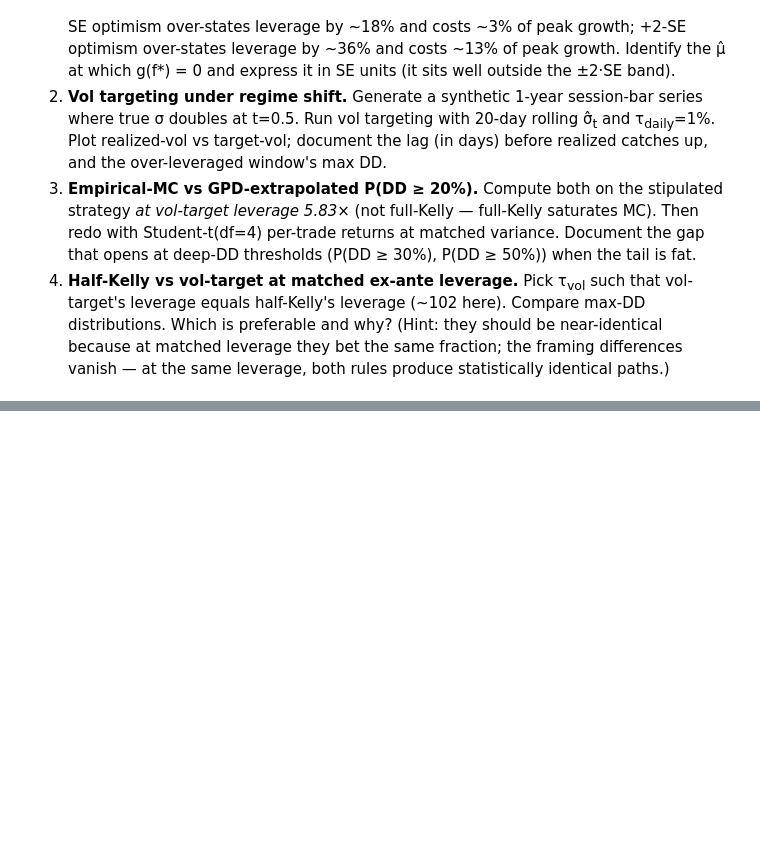
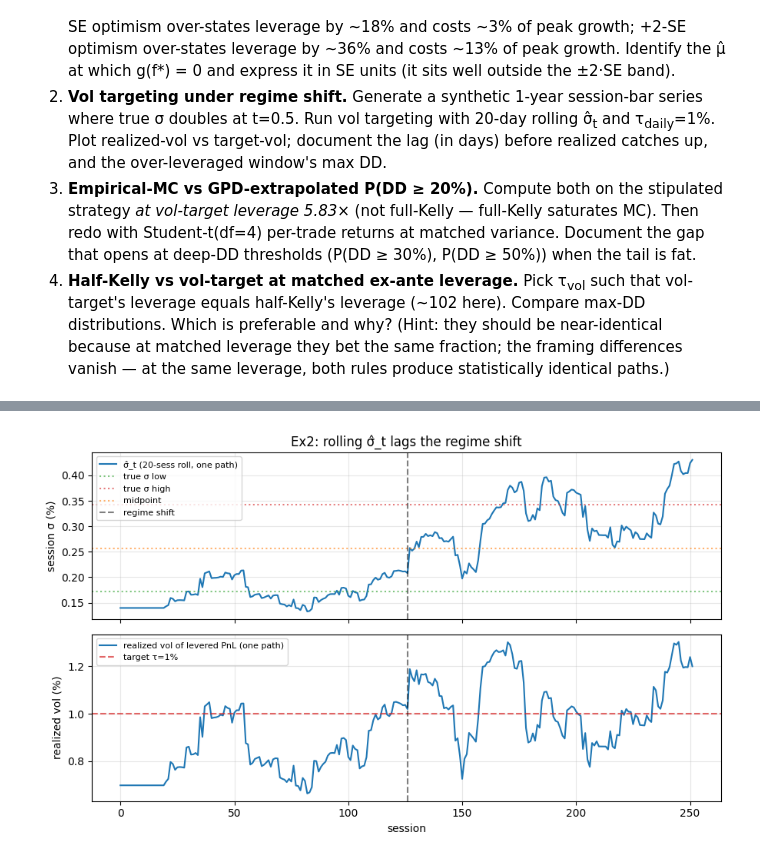
Before and after one commit to MichaelHelmers/quantitative-analysis, a Jupyter notebook: 14-position-sizing/lesson.ipynb, the cells around one changed output, grey strips where cells are left out. Saved outputs shown, nothing was run; the diff lists cells and outputs as text; code cells hidden in the pictures; blank space fills up the shorter version.

```diff
--- a/14-position-sizing/lesson.ipynb
+++ b/14-position-sizing/lesson.ipynb
@@ -572,0 +585,78 @@ probabilities up.
+# %%
+# Exercise 2: Vol targeting under regime shift.
+# Synthesize 252-session bars with the true session-vol DOUBLING at the
+# midpoint. Run vol-target sizing at tau_daily=1% with a 20-session rolling
+# sigma-hat. The lag between the true shift and sigma-hat catching up is the
+# 'over-leveraged window' — operator is sized for the OLD sigma so leverage
+# is too high. Across 200 MC paths we report the median lag and the max DD
+# inside each over-leveraged window.
+N_SESS = 252
+T_SHIFT = N_SESS // 2
+ROLL = 20
+TAU = 0.01
+sigma_sess_low  = sigma * np.sqrt(TRADES_PER_SESSION)
+sigma_sess_high = 2.0 * sigma_sess_low
+mu_sess = mu * TRADES_PER_SESSION
+mid = 0.5 * (sigma_sess_low + sigma_sess_high)
+sigma_path = np.where(np.arange(N_SESS) < T_SHIFT, sigma_sess_low, sigma_sess_high)
+
+def lag_for_path(sigma_hat_arr):
+    # Persistent-crossing: first post-shift session whose σ̂_t AND the next two
+    # σ̂_t values all exceed `mid`. Filters single-draw blips.
+    post = sigma_hat_arr[T_SHIFT:]
+    above = post >= mid
+    for t in range(len(above) - 2):
+        if above[t] and above[t+1] and above[t+2]:
+            return t
+    return -1
+
+rng_ex2 = np.random.default_rng(214)
+N_MC_EX2 = 200
+lags = []
+mdds = []
+# Keep one representative path for the plot (index 0).
+for k in range(N_MC_EX2):
+    r_k = rng_ex2.normal(mu_sess, sigma_path)
+    sh_k = pd.Series(r_k).rolling(ROLL).std().bfill().values
+    lev_k = np.clip(TAU / sh_k, 0.1, 5.0)
+    pnl_k = lev_k * r_k
+    L = lag_for_path(sh_k)
+    lags.append(L)
+    if L > 0:
+        cum = np.cumsum(pnl_k[T_SHIFT : T_SHIFT + L])
+        peak = np.maximum.accumulate(cum)
+        mdds.append(float(np.max(peak - cum)))
+    if k == 0:
+        sigma_hat_plot = sh_k
+        pnl_plot = pnl_k
+        realized_vol_plot = pd.Series(pnl_k).rolling(ROLL).std().bfill().values
+
+lags_arr = np.array([l for l in lags if l > 0])
+mdds_arr = np.array(mdds)
+print(f"Lag (sessions until σ̂_t persistently exceeds the midpoint):")
+print(f"  median: {int(np.median(lags_arr))}   p25/p75: {int(np.percentile(lags_arr, 25))}/{int(np.percentile(lags_arr, 75))}")
+print(f"  paths that never crossed within the window: {(np.array(lags) < 0).sum()}/{N_MC_EX2}")
+print(f"Over-leveraged-window max DD (across catch-up window):")
+print(f"  median: {np.median(mdds_arr)*100:.3f}%   p95: {np.percentile(mdds_arr, 95)*100:.3f}%")
+
+fig, axes = plt.subplots(2, 1, figsize=(9, 5.5), sharex=True)
+axes[0].plot(sigma_hat_plot * 100, label="σ̂_t (20-sess roll, one path)")
+axes[0].axhline(sigma_sess_low * 100, color="C2", linestyle=":", alpha=0.6, label="true σ low")
+axes[0].axhline(sigma_sess_high * 100, color="C3", linestyle=":", alpha=0.6, label="true σ high")
+axes[0].axhline(mid * 100, color="C1", linestyle=":", alpha=0.6, label="midpoint")
+axes[0].axvline(T_SHIFT, color="black", linestyle="--", alpha=0.5, label="regime shift")
+axes[0].set_ylabel("session σ (%)")
+axes[0].set_title("Ex2: rolling σ̂_t lags the regime shift")
+axes[0].legend(fontsize=8, loc="upper left")
+axes[0].grid(alpha=0.3)
+
+axes[1].plot(realized_vol_plot * 100, color="C0", label="realized vol of levered PnL (one path)")
+axes[1].axhline(TAU * 100, color="C3", linestyle="--", alpha=0.7, label=f"target τ={TAU*100:.0f}%")
+axes[1].axvline(T_SHIFT, color="black", linestyle="--", alpha=0.5)
+axes[1].set_xlabel("session")
+axes[1].set_ylabel("realized vol (%)")
+axes[1].legend(fontsize=8, loc="upper left")
+axes[1].grid(alpha=0.3)
+plt.tight_layout()
+plt.show()
+# %% [output]
@@ -572,0 +668 @@ probabilities up.
+[figure, added]
```
Also changed, not shown: parts of 11 cells of this notebook, 9 other files.
